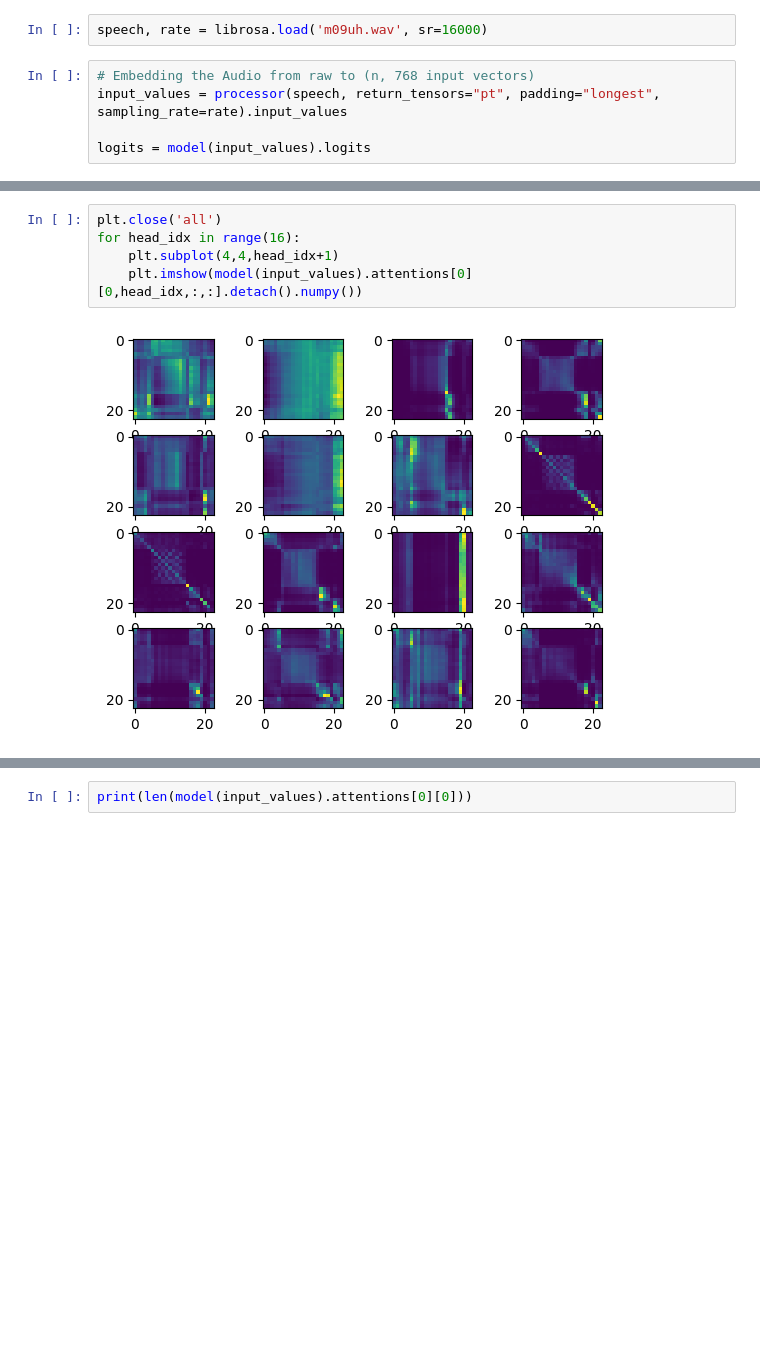
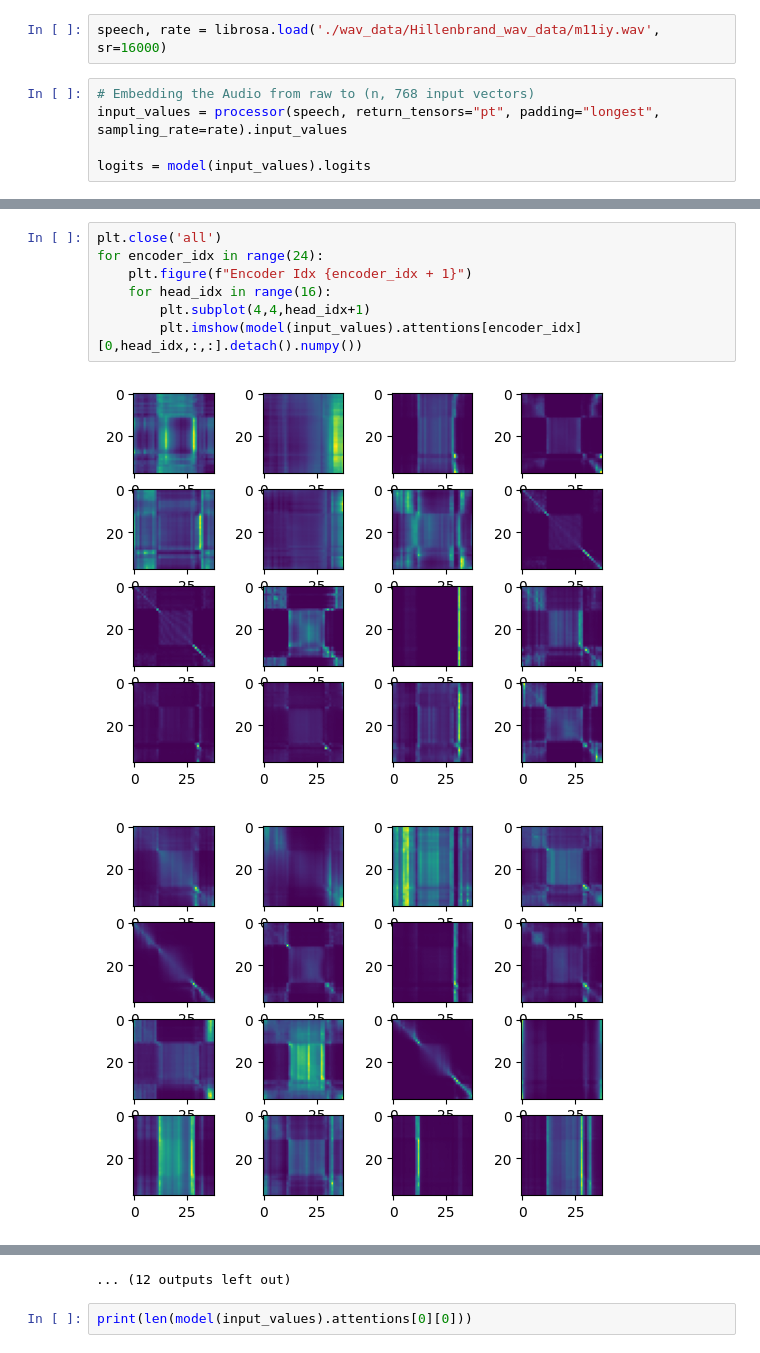
Before and after one commit to Ky-Ng/Vowel-Detection-NN, a Jupyter notebook: HuBERT_Example_.ipynb, the cells around one changed output, grey strips where cells are left out. Saved outputs shown, nothing was run; the diff lists cells and outputs as text; blank space fills up the shorter version.

Commit message:
plot encoders and head

```diff
--- a/HuBERT_Example_.ipynb
+++ b/HuBERT_Example_.ipynb
@@ -27,7 +27,7 @@ You should probably TRAIN this model on a down-stream task to be able to use it
 # %% [markdown]
 Load in Audio
 # %%
-speech, rate = librosa.load('m09uh.wav', sr=16000)
+speech, rate = librosa.load('./wav_data/Hillenbrand_wav_data/m11iy.wav', sr=16000)
 # %%
 # Embedding the Audio from raw to (n, 768 input vectors)
 input_values = processor(speech, return_tensors="pt", padding="longest", sampling_rate=rate).input_values
@@ -51,7 +52,10 @@ torch.Size([1, 23, 1024])
 # %%
 plt.close('all')
-for head_idx in range(16):
-    plt.subplot(4,4,head_idx+1)
-    plt.imshow(model(input_values).attentions[0][0,head_idx,:,:].detach().numpy())
+for encoder_idx in range(24):
+    plt.figure(f"Encoder Idx {encoder_idx + 1}")
+    for head_idx in range(16):
+        plt.subplot(4,4,head_idx+1)
+        plt.imshow(model(input_values).attentions[encoder_idx][0,head_idx,:,:].detach().numpy())
 # %% [output]
-[figure, old version]
+[figure, new version]
+[figure, added]
@@ -58,3 +72,4 @@ for head_idx in range(16):
+... (12 outputs left out)
 # %%
 print(len(model(input_values).attentions[0][0]))
 # %% [output]
```
Also changed, not shown: parts of 2 cells of this notebook.
